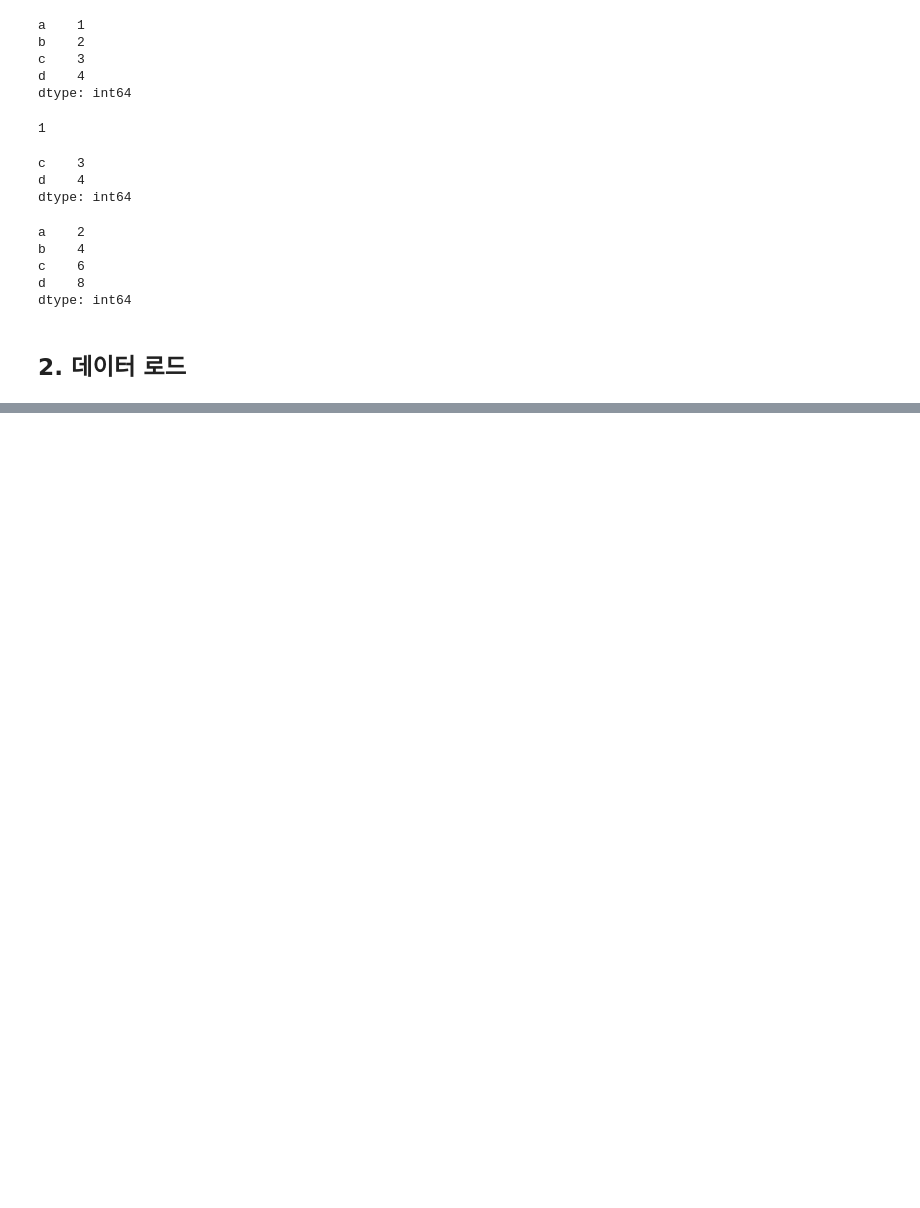
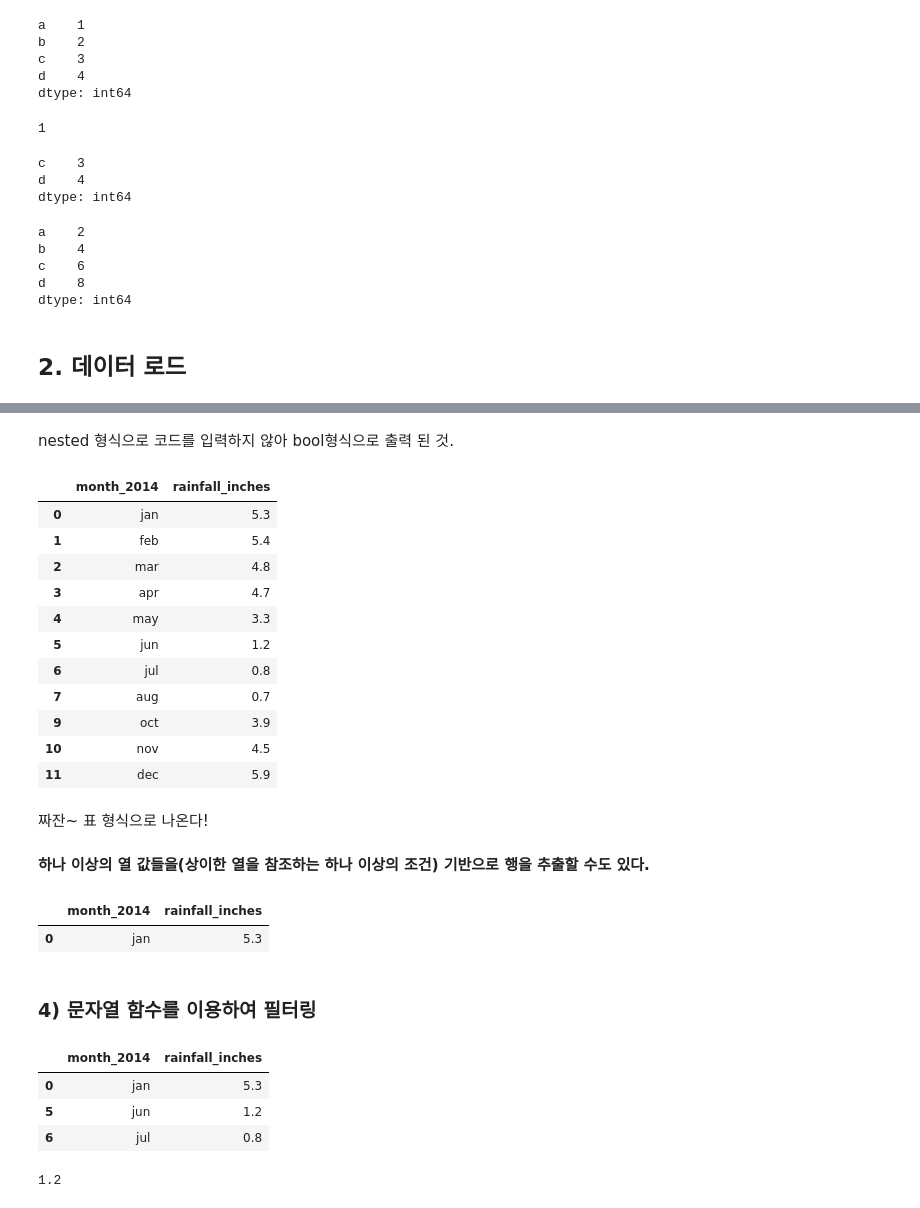
Before and after one commit to rabbitsmart/python, a Jupyter notebook: Week8.ipynb, the cells around one changed output, grey strips where cells are left out. Saved outputs shown, nothing was run; the diff lists cells and outputs as text; code cells hidden in the pictures; blank space fills up the shorter version.

```diff
--- a/Week8.ipynb
+++ b/Week8.ipynb
@@ -293,0 +423,39 @@ dtype: int64
+# %% [markdown]
+nested 형식으로 코드를 입력하지 않아 bool형식으로 출력 된 것.
+# %%
+df[df['rainfall_inches']<6] #특정 행 안에서 n보다 작은 값을 호출
+# %% [output]
+|  | month_2014 | rainfall_inches |
+| 0 | jan | 5.3 |
+| 1 | feb | 5.4 |
+| 2 | mar | 4.8 |
+| 3 | apr | 4.7 |
+| 4 | may | 3.3 |
+| 5 | jun | 1.2 |
+| 6 | jul | 0.8 |
+| 7 | aug | 0.7 |
+| 9 | oct | 3.9 |
+| 10 | nov | 4.5 |
+| 11 | dec | 5.9 |
+# %% [markdown]
+짜잔~ 표 형식으로 나온다!
+# %% [markdown]
+**하나 이상의 열 값들을(상이한 열을 참조하는 하나 이상의 조건) 기반으로 행을 추출할 수도 있다.**
+# %%
+df[(df['month_2014']=='jan')&(df['rainfall_inches']>5)] #2개 이상의 조건을 만족시키는 값 호출
+# %% [output]
+|  | month_2014 | rainfall_inches |
+| 0 | jan | 5.3 |
+# %% [markdown]
+### 4) 문자열 함수를 이용하여 필터링
+# %%
+df[df['month_2014'].str.contains('j')]
+# %% [output]
+|  | month_2014 | rainfall_inches |
+| 0 | jan | 5.3 |
+| 5 | jun | 1.2 |
+| 6 | jul | 0.8 |
+# %%
+df[df['month_2014'].str.contains('j')]['rainfall_inches'].quantile(.5)
+# %% [output]
+1.2
```
Also changed, not shown: parts of 33 cells of this notebook.
